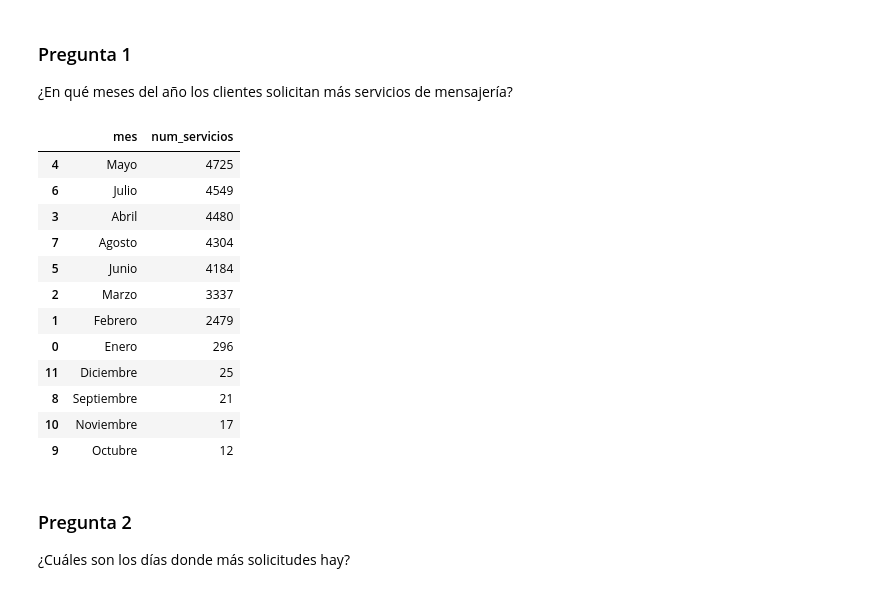
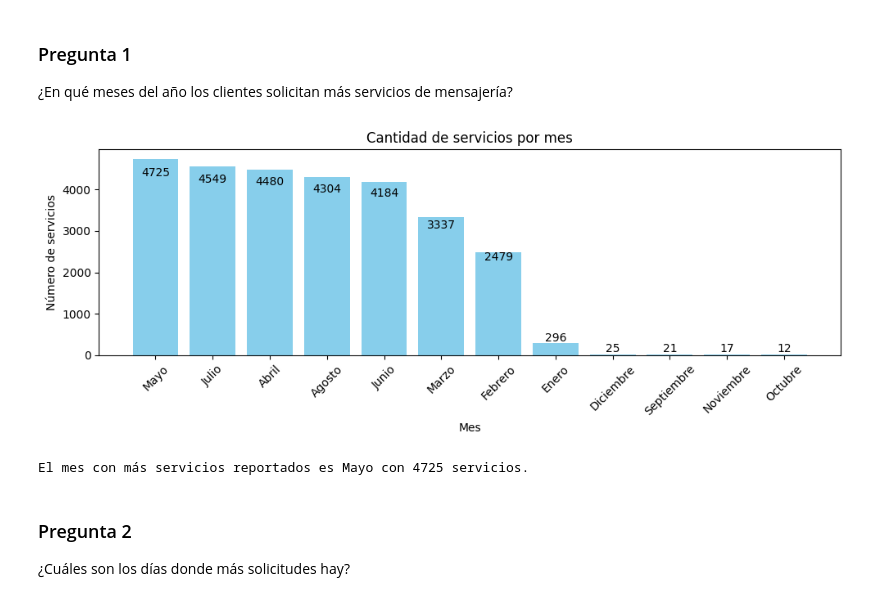
Before and after one commit to DiegoFernando01/etl-kdd, a Jupyter notebook: etl_notebook.ipynb, the cells around one changed output. Saved outputs shown, nothing was run; the diff lists cells and outputs as text; code cells hidden in the pictures.

Commit message:
Adds visualization module.

```diff
--- a/etl_notebook.ipynb
+++ b/etl_notebook.ipynb
@@ -467,32 +468,43 @@ except Exception as e:
 # %%
 # Mes con más servicios en general (todos los años)
 hecho_servicios_preguntas = hecho_servicios[['id', 'id_fecha_iniciado']].rename(columns={'id' : 'id_servicio'})
 
 hecho_servicios_preguntas = (pd.merge(hecho_servicios_preguntas, dimension_fecha[['id', 'año','mes']].astype('Int32'),
   how='left', left_on='id_fecha_iniciado', right_on='id').drop(columns=['id', 'id_fecha_iniciado']))
 
 hecho_servicios_preguntas = (hecho_servicios_preguntas.groupby('mes')['id_servicio']
   .count()
   .reset_index()
   .rename(columns={'id_servicio': 'num_servicios'}))
 
 hecho_servicios_preguntas['mes'] = hecho_servicios_preguntas['mes'].map({ 1: 'Enero', 2: 'Febrero', 3: 'Marzo', 4: 'Abril', 5: 'Mayo', 6: 'Junio', 7: 'Julio', 8: 'Agosto', 9: 'Septiembre', 10: 'Octubre', 11: 'Noviembre', 12: 'Diciembre' })
 
-hecho_servicios_preguntas.sort_values(by=['num_servicios'], ascending=False)
+hecho_servicios_preguntas.sort_values(by=['num_servicios'], ascending=False, inplace=True)
+
+plt.figure(figsize=(10, 4))
+bars = plt.bar(hecho_servicios_preguntas['mes'], hecho_servicios_preguntas['num_servicios'], color='skyblue')
+plt.xlabel('Mes')
+plt.ylabel('Número de servicios')
+plt.title('Cantidad de servicios por mes')
+plt.xticks(rotation=45)
+plt.tight_layout()
+
+# Agregar etiquetas con la cantidad de servicios en cada barra
+for bar in bars:
+  height = bar.get_height()
+  plt.text(
+    bar.get_x() + bar.get_width() / 2,
+    height - (height * 0.1),
+    f'{int(height)}',
+    ha='center', va='bottom', color='black', fontsize=10)
+
+plt.show()
+
+mes_con_mas_servicios = hecho_servicios_preguntas.iloc[0]
+print(f"El mes con más servicios reportados es {mes_con_mas_servicios['mes']} con {mes_con_mas_servicios['num_servicios']} servicios.")
 # %% [output]
-|  | mes | num_servicios |
-| 4 | Mayo | 4725 |
-| 6 | Julio | 4549 |
-| 3 | Abril | 4480 |
-| 7 | Agosto | 4304 |
-| 5 | Junio | 4184 |
-| 2 | Marzo | 3337 |
-| 1 | Febrero | 2479 |
-| 0 | Enero | 296 |
-| 11 | Diciembre | 25 |
-| 8 | Septiembre | 21 |
-| 10 | Noviembre | 17 |
-| 9 | Octubre | 12 |
+[figure, added]
+El mes con más servicios reportados es Mayo con 4725 servicios.
 # %% [markdown]
 ### Pregunta 2
 ¿Cuáles son los días donde más solicitudes hay?
```
Also changed, not shown: parts of 10 cells of this notebook, 1 other file.
